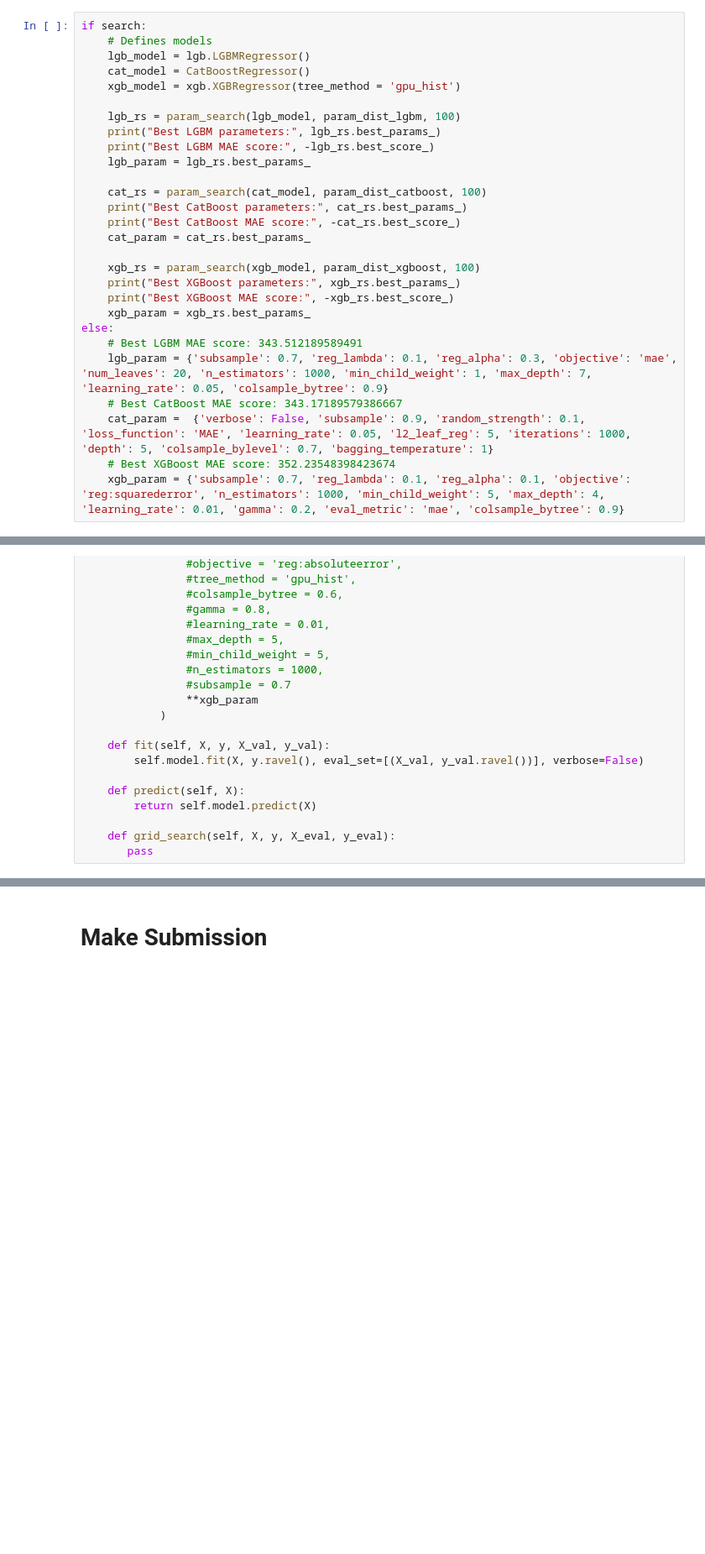
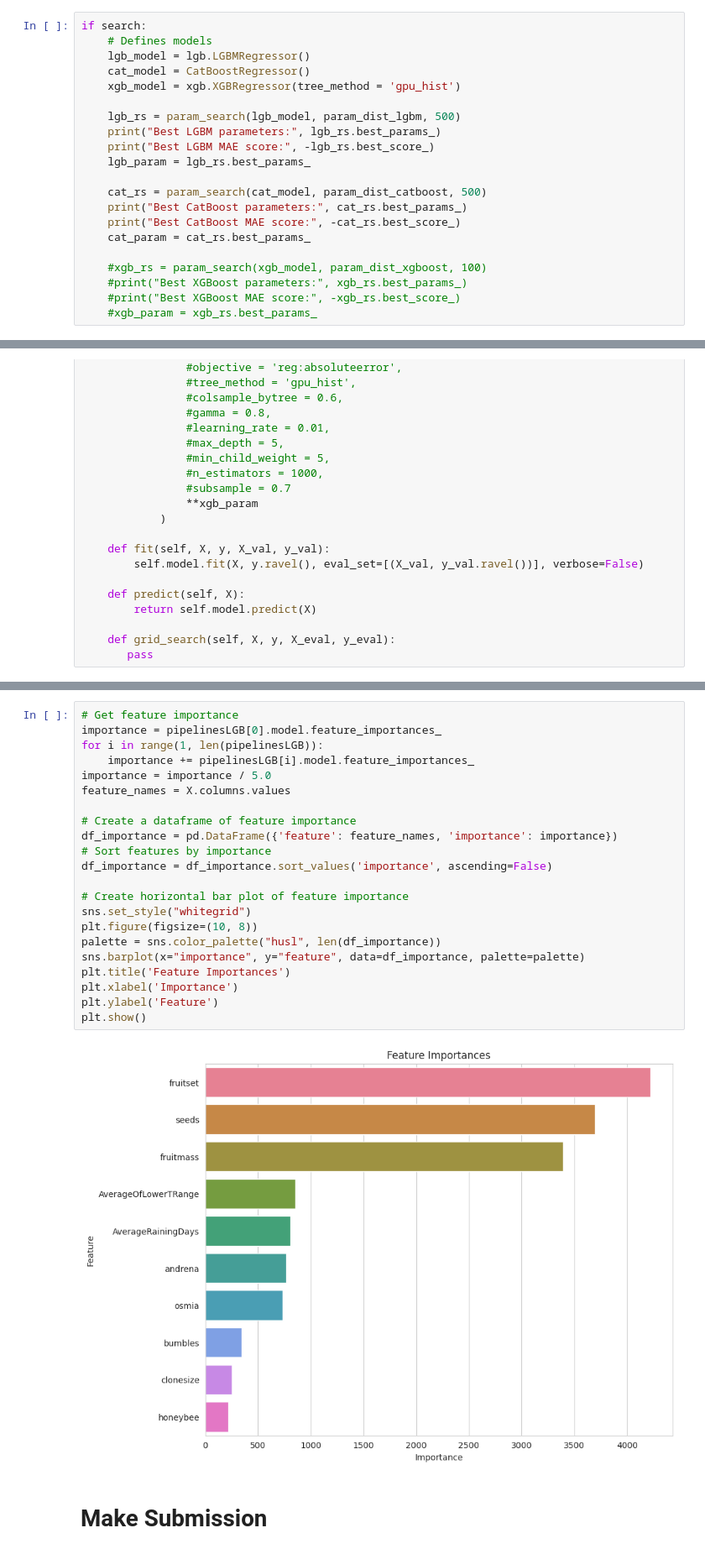
Before and after one commit to mnokno/WildBlueberryYieldPrediction, a Jupyter notebook: WildBlueberryYieldPrediction/src/WildBlueberryYieldPrediction.ipynb, the cells around one changed output, grey strips where cells are left out. Shown at 84% size. Drawn from its saved outputs; the diff is of its cells as text; blank space fills up the shorter version.

Commit message:
Added feature importance

```diff
--- a/WildBlueberryYieldPrediction/src/WildBlueberryYieldPrediction.ipynb
+++ b/WildBlueberryYieldPrediction/src/WildBlueberryYieldPrediction.ipynb
@@ -196,27 +315,20 @@ if search:
     cat_model = CatBoostRegressor()
     xgb_model = xgb.XGBRegressor(tree_method = 'gpu_hist')
 
-    lgb_rs = param_search(lgb_model, param_dist_lgbm, 100)
+    lgb_rs = param_search(lgb_model, param_dist_lgbm, 500)
     print("Best LGBM parameters:", lgb_rs.best_params_)
     print("Best LGBM MAE score:", -lgb_rs.best_score_)
     lgb_param = lgb_rs.best_params_
 
-    cat_rs = param_search(cat_model, param_dist_catboost, 100)
+    cat_rs = param_search(cat_model, param_dist_catboost, 500)
     print("Best CatBoost parameters:", cat_rs.best_params_)
     print("Best CatBoost MAE score:", -cat_rs.best_score_)
     cat_param = cat_rs.best_params_
 
-    xgb_rs = param_search(xgb_model, param_dist_xgboost, 100)
-    print("Best XGBoost parameters:", xgb_rs.best_params_)
-    print("Best XGBoost MAE score:", -xgb_rs.best_score_)
-    xgb_param = xgb_rs.best_params_
-else:
-    # Best LGBM MAE score: 343.512189589491
-    lgb_param = {'subsample': 0.7, 'reg_lambda': 0.1, 'reg_alpha': 0.3, 'objective': 'mae', 'num_leaves': 20, 'n_estimators': 1000, 'min_child_weight': 1, 'max_depth': 7, 'learning_rate': 0.05, 'colsample_bytree': 0.9}
-    # Best CatBoost MAE score: 343.17189579386667
-    cat_param =  {'verbose': False, 'subsample': 0.9, 'random_strength': 0.1, 'loss_function': 'MAE', 'learning_rate': 0.05, 'l2_leaf_reg': 5, 'iterations': 1000, 'depth': 5, 'colsample_bylevel': 0.7, 'bagging_temperature': 1}
-    # Best XGBoost MAE score: 352.23548398423674
-    xgb_param = {'subsample': 0.7, 'reg_lambda': 0.1, 'reg_alpha': 0.1, 'objective': 'reg:squarederror', 'n_estimators': 1000, 'min_child_weight': 5, 'max_depth': 4, 'learning_rate': 0.01, 'gamma': 0.2, 'eval_metric': 'mae', 'colsample_bytree': 0.9}
+    #xgb_rs = param_search(xgb_model, param_dist_xgboost, 100)
+    #print("Best XGBoost parameters:", xgb_rs.best_params_)
+    #print("Best XGBoost MAE score:", -xgb_rs.best_score_)
+    #xgb_param = xgb_rs.best_params_
 # %%
 class Pipeline:
 
@@ -297,3 +434,27 @@ lossesXGB, pipelinesXGB = train('XGB')
+# %%
+# Get feature importance
+importance = pipelinesLGB[0].model.feature_importances_
+for i in range(1, len(pipelinesLGB)):
+    importance += pipelinesLGB[i].model.feature_importances_
+importance = importance / 5.0
+feature_names = X.columns.values
+
+# Create a dataframe of feature importance
+df_importance = pd.DataFrame({'feature': feature_names, 'importance': importance})
+# Sort features by importance
+df_importance = df_importance.sort_values('importance', ascending=False)
+
+# Create horizontal bar plot of feature importance
+sns.set_style("whitegrid")
+plt.figure(figsize=(10, 8))
+palette = sns.color_palette("husl", len(df_importance))
+sns.barplot(x="importance", y="feature", data=df_importance, palette=palette)
+plt.title('Feature Importances')
+plt.xlabel('Importance')
+plt.ylabel('Feature')
+plt.show()
+# %% [output]
+[figure, added]
 # %% [markdown]
 # Make Submission
 # %%
```
Also changed, not shown: parts of 21 cells of this notebook, 1 other file.
